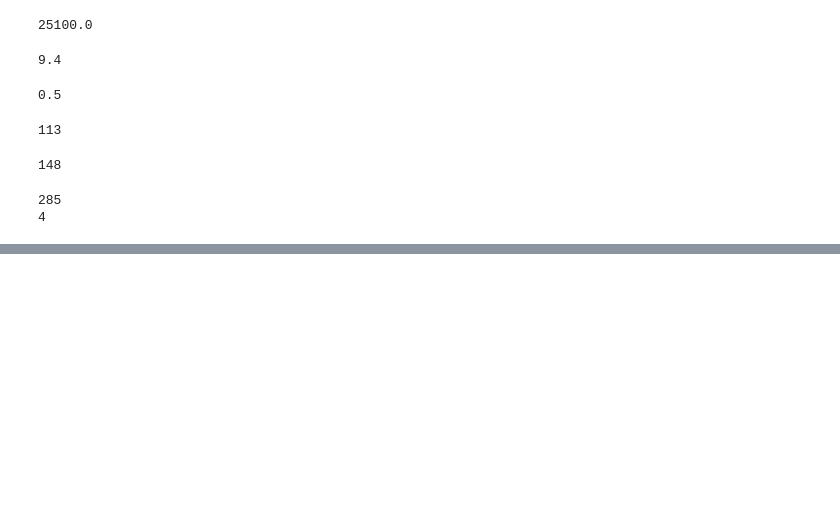
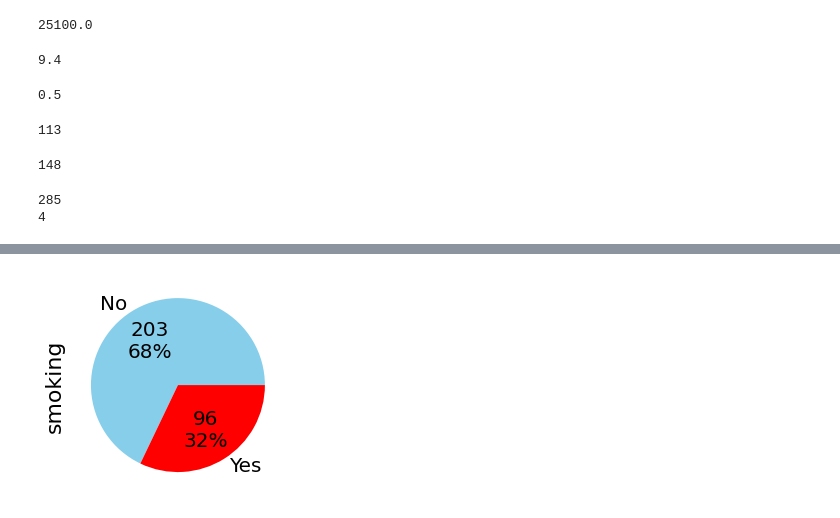
Before and after one commit to shantanu779/data_science, a Jupyter notebook: assignment2.ipynb, the cells around one changed output, grey strips where cells are left out. Drawn from its saved outputs; the diff is of its cells as text; code cells hidden in the pictures; blank space fills up the shorter version.

```diff
--- a/assignment2.ipynb
+++ b/assignment2.ipynb
@@ -161,0 +277,9 @@ print(Rd['time'].min())
+# %%
+def label_function_SMOKING(val):
+    return f'{val / 100 * len(Rd):.0f}\n{val:.0f}%'
+Rd.groupby('smoking_1').size().plot(kind='pie', autopct=label_function_SMOKING, textprops={'fontsize': 20},
+                                 colors=['skyblue', 'red'])
+plt.ylabel('smoking', size=22)
+plt.show()
+# %% [output]
+[figure, added]
```
Also changed, not shown: parts of 11 cells of this notebook.
